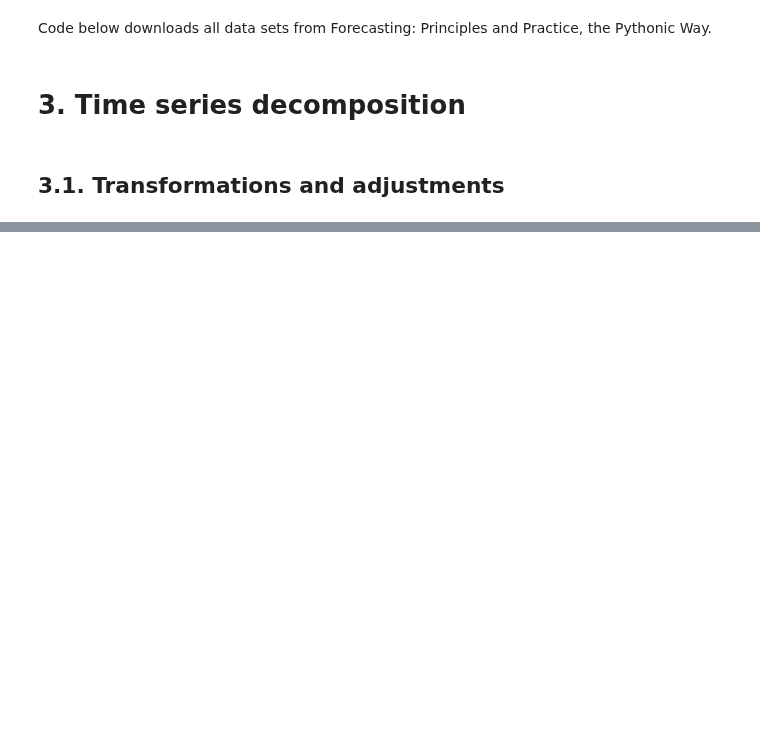
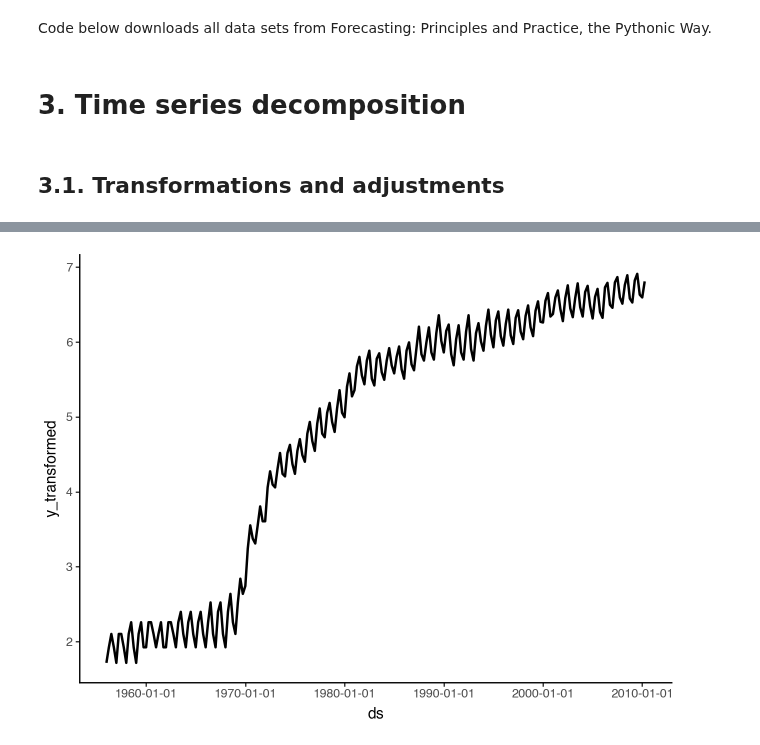
Before and after one commit to sebsciarra/gas_pump_prices, a Jupyter notebook: notebooks/chap3_time_series_decomposition.ipynb, the cells around one changed output, grey strips where cells are left out. Drawn from its saved outputs; the diff is of its cells as text; code cells hidden in the pictures; blank space fills up the shorter version.

```diff
--- a/notebooks/chap3_time_series_decomposition.ipynb
+++ b/notebooks/chap3_time_series_decomposition.ipynb
@@ -415,0 +167,18 @@ df_quarter
+# %%
+df_aus_prod = pd.read_csv("data/raw/aus_production.csv",
+                             parse_dates=["ds"])
+
+df_aus_prod.insert(0, "unique_id", "Gas")
+df_aus_prod.rename(columns={"Gas": "y"}, inplace=True)
+
+optim_lambda = boxcox_lambda(df_aus_prod["y"].to_numpy(),
+                             method="guerrero",
+                             season_length=4)
+
+df_aus_prod["y_transformed"]  = boxcox(df_aus_prod["y"].to_numpy(), optim_lambda)
+
+(ggplot(data=df_aus_prod, mapping=aes(x='ds', y='y_transformed')) +
+ geom_line(size=1) +
+ theme_classic())
+# %% [output]
+[figure, added]
```
Also changed, not shown: parts of 34 cells of this notebook, 1 other file.
